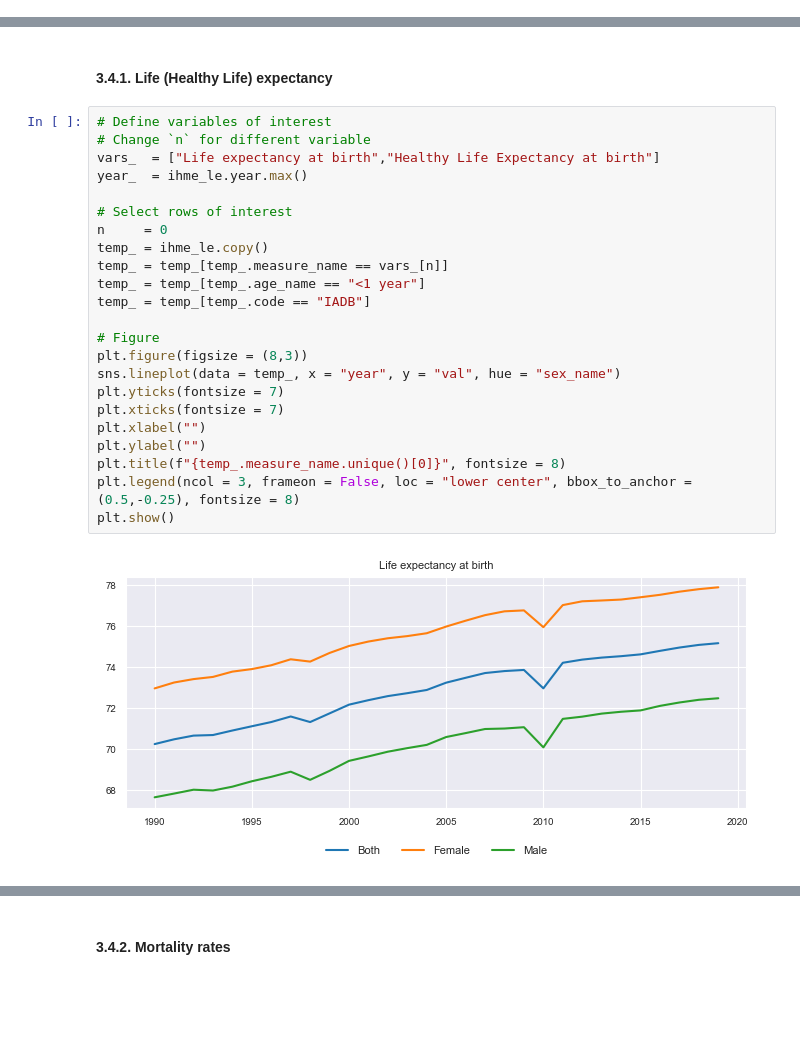
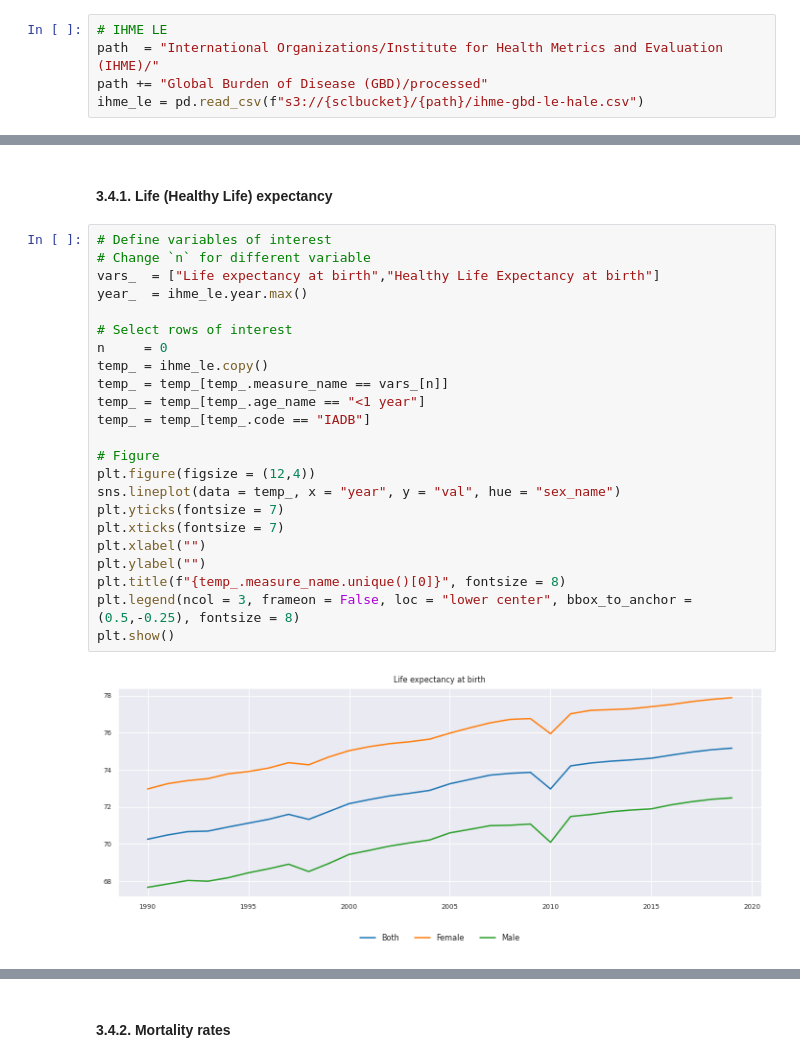
Before and after one commit to BID-DATA/indicators_health_secondary_data, a Jupyter notebook: examples/dashboard-figures.ipynb, the cells around one changed output, grey strips where cells are left out. Drawn from its saved outputs; the diff is of its cells as text; blank space fills up the shorter version.

```diff
--- a/examples/dashboard-figures.ipynb
+++ b/examples/dashboard-figures.ipynb
@@ -63,0 +76,5 @@ who_gho  = pd.read_csv(f"{path}/WHO/GHO/who-gho-indicators.csv")
+# %%
+# IHME LE
+path  = "International Organizations/Institute for Health Metrics and Evaluation (IHME)/"
+path += "Global Burden of Disease (GBD)/processed"
+ihme_le = pd.read_csv(f"s3://{sclbucket}/{path}/ihme-gbd-le-hale.csv")
@@ -358,28 +383,28 @@ plt.show()
 # %%
 # Define variables of interest
 # Change `n` for different variable
 vars_  = ["Life expectancy at birth","Healthy Life Expectancy at birth"]
 year_  = ihme_le.year.max()
 
 # Select rows of interest
 n     = 0
 temp_ = ihme_le.copy()
 temp_ = temp_[temp_.measure_name == vars_[n]]
 temp_ = temp_[temp_.age_name == "<1 year"]
 temp_ = temp_[temp_.code == "IADB"]
 
 # Figure
-plt.figure(figsize = (8,3))
+plt.figure(figsize = (12,4))
 sns.lineplot(data = temp_, x = "year", y = "val", hue = "sex_name")
 plt.yticks(fontsize = 7)
 plt.xticks(fontsize = 7)
 plt.xlabel("")
 plt.ylabel("")
 plt.title(f"{temp_.measure_name.unique()[0]}", fontsize = 8)
 plt.legend(ncol = 3, frameon = False, loc = "lower center", bbox_to_anchor = (0.5,-0.25), fontsize = 8)
 plt.show()
 # %% [output]
-[figure, old version]
+[figure, new version]
 # %%
 # Define variables of interest
 # Change `n` for different variable
```
Also changed, not shown: parts of 34 cells of this notebook.
